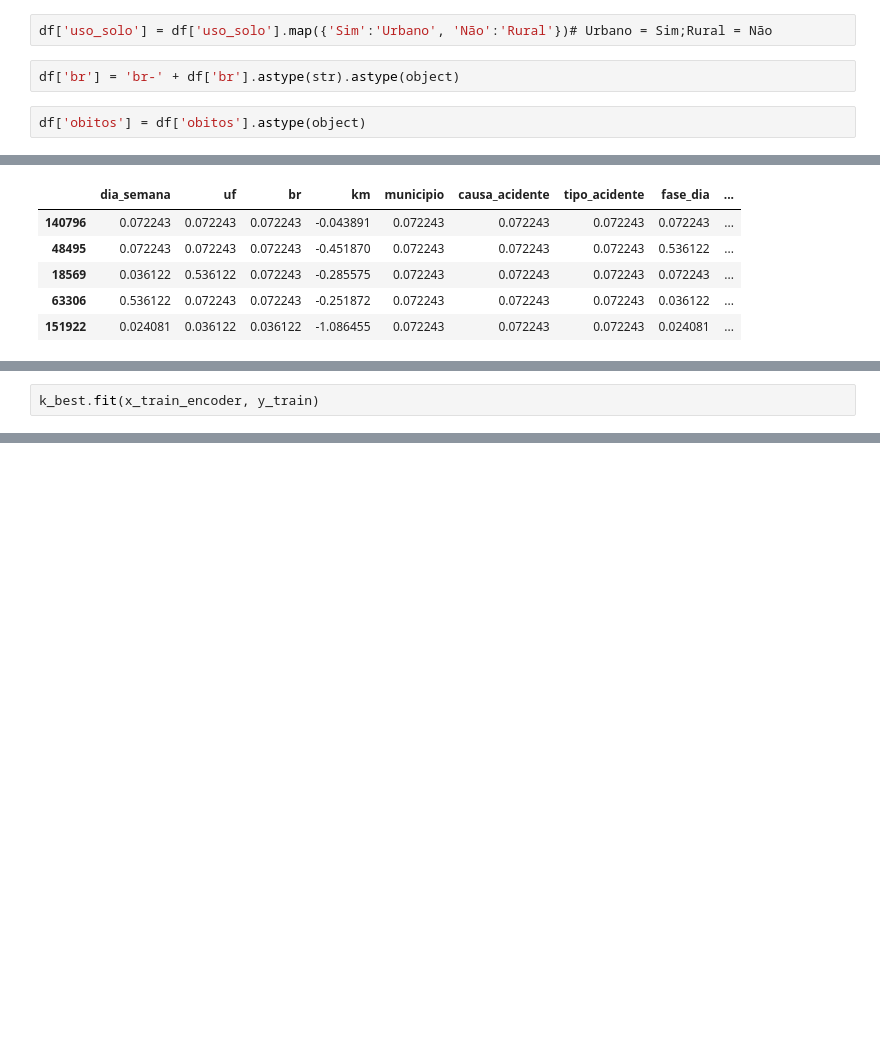
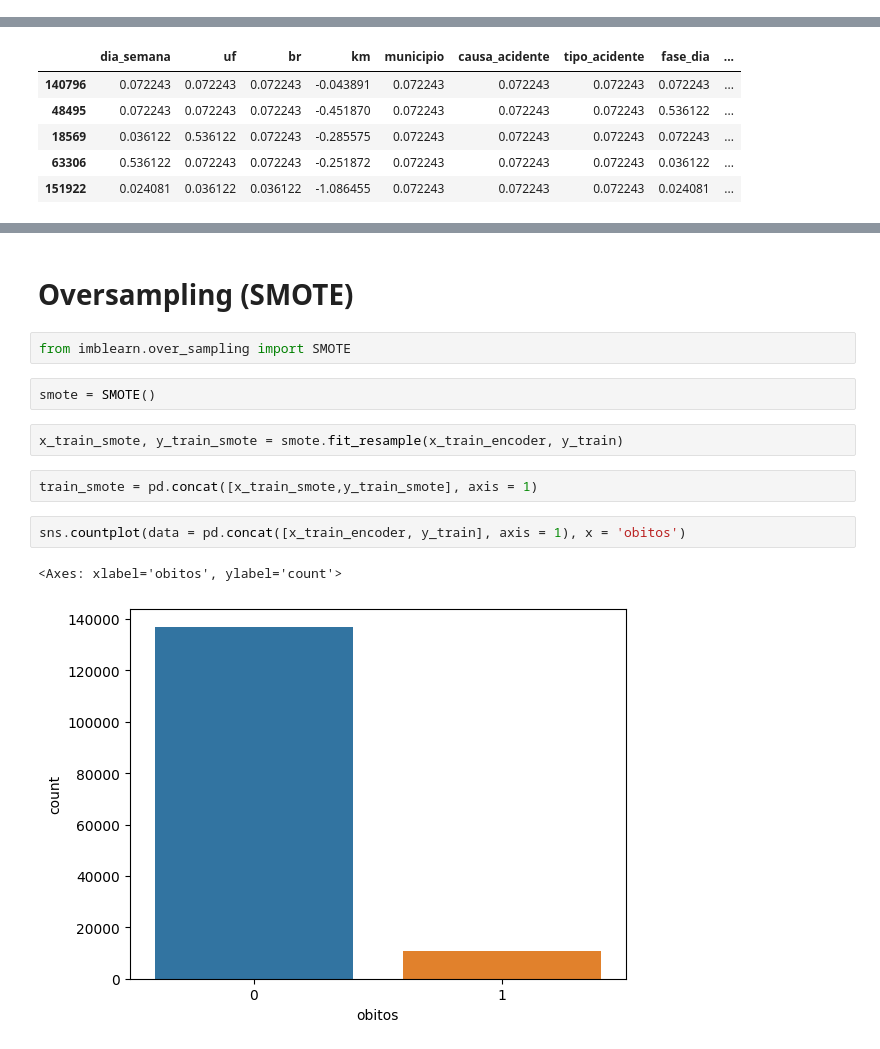
Before and after one commit to Muniz97/Data-Science---Federal-road-accidents---Brazil, a Jupyter notebook: 3 - Preprocessing/Federal_Accidents_Preprocessing.ipynb, the cells around one changed output, grey strips where cells are left out. Drawn from its saved outputs; the diff is of its cells as text; blank space fills up the shorter version.

```diff
--- a/3 - Preprocessing/Federal_Accidents_Preprocessing.ipynb
+++ b/3 - Preprocessing/Federal_Accidents_Preprocessing.ipynb
@@ -62,7 +62 @@ dtypes: float64(4), int64(15), object(18)
 memory usage: 52.1+ MB
-# %%
-df['uso_solo'] = df['uso_solo'].map({'Sim':'Urbano', 'Não':'Rural'})# Urbano = Sim;Rural = Não
-# %%
-df['br'] = 'br-' + df['br'].astype(str).astype(object)
-# %%
-df['obitos'] = df['obitos'].astype(object)
@@ -151,2 +119,0 @@ k_best = SelectKBest(f_classif, k = 8)
-# %%
-k_best.fit(x_train_encoder, y_train)
@@ -154,0 +133,15 @@ SelectKBest(k=8)
+# %% [markdown]
+# Oversampling (SMOTE)
+# %%
+from imblearn.over_sampling import SMOTE
+# %%
+smote = SMOTE()
+# %%
+x_train_smote, y_train_smote = smote.fit_resample(x_train_encoder, y_train)
+# %%
+train_smote = pd.concat([x_train_smote,y_train_smote], axis = 1)
+# %%
+sns.countplot(data = pd.concat([x_train_encoder, y_train], axis = 1), x = 'obitos')
+# %% [output]
+<Axes: xlabel='obitos', ylabel='count'>
+[figure, added]
```
Also changed, not shown: parts of 13 cells of this notebook.
